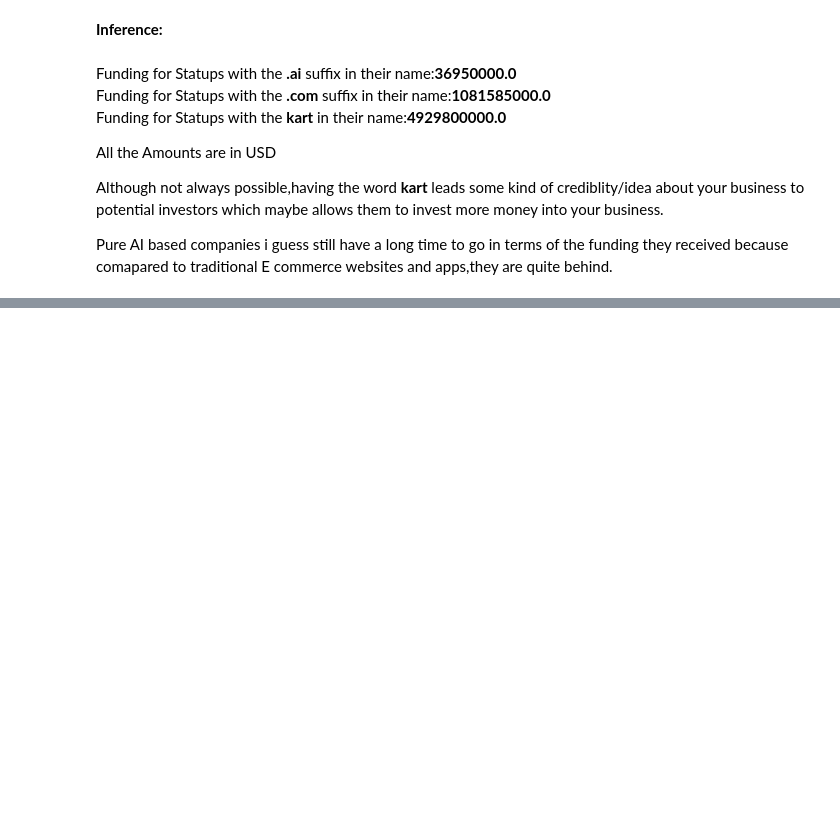
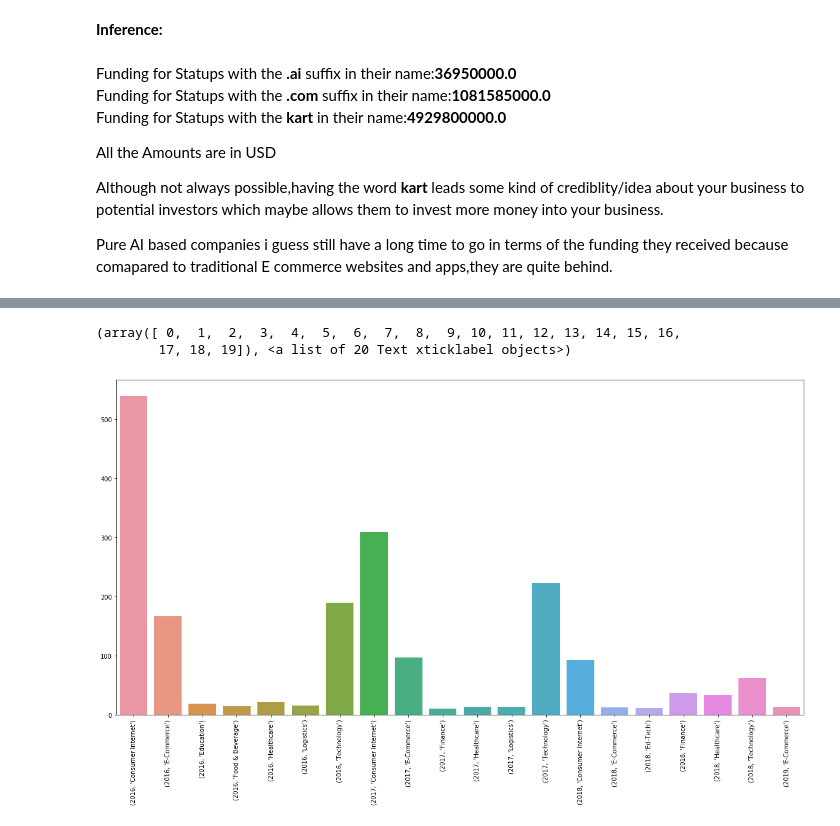
Before and after one commit to blaine12100/Indian-Startup-Funding-Analysis, a Jupyter notebook: Indian Startup Funding Insights.ipynb, the cells around one changed output, grey strips where cells are left out. Cells and saved outputs as stored; diff of their text form; code cells hidden in the pictures; blank space fills up the shorter version.

```diff
--- a/Indian Startup Funding Insights.ipynb
+++ b/Indian Startup Funding Insights.ipynb
@@ -573,0 +552,9 @@ The above names should be enough for me to try our hypothesis
+# %%
+'''Get Yearly Top 10 Industry Verticals to check for Trends in the Statup Scene.'''
+
+#Cleaning the Data(Fixing Common Spelling Mistakes.Like for example FinTech and Fin-Tech,eCommerce and E-Commerce etc)
+
+replacement_dictionary_industry={"eCommerce":"E-Commerce","ECommerce":"E-Commerce","Ecommerce":"E-Commerce","ecommerce":"E-Commerce","E-commerce":"E-Commerce","Fin-Tech":"FinTech","Financial Tech":"FinTech","Online Education Platform":"EdTech","Edtech":"EdTech","Information Technology":"IT","Tech":"Technology","Health & Fitness App":"Mobile Fitness App"}
+
+industry_vertical_copy=startup_data.Industry_Vertical.copy()
+industry_vertical_copy.value_counts()
@@ -573,0 +601,3 @@ The above names should be enough for me to try our hypothesis
+# %%
+startup_data.Industry_Vertical=startup_data.Industry_Vertical.replace(replacement_dictionary_industry)
+startup_data.Industry_Vertical.value_counts()
@@ -573,0 +622,4 @@ The above names should be enough for me to try our hypothesis
+# %%
+'''Get Groupby Data Per Year and Plot the Graph per year'''
+
+data_by_year=startup_data.groupby([startup_data.Startup_Date.dt.year,startup_data.Industry_Vertical]).size()
@@ -573,0 +628,23 @@ The above names should be enough for me to try our hypothesis
+# %%
+new_data=data_by_year.nlargest(20).sort_index()
+# %%
+plt.figure(figsize=(20,10))
+sns.barplot(new_data.index,new_data.values)
+# plt.legend(new_data.index)
+plt.xticks(rotation=90)
+
+'''Inference:The tech sector is the only sector constant across all the categories and there is some growth betweent he year 2016-2017 in this sector and E-Commerce startups while the 2nd highest in the year 2016,continue to have a steady decline
+
+The reason for such wide fluctuations could be due to the following reasons.
+The Industry verticals that we have are very divided.We could combine then but then we would loose the uniqueness across industries.
+
+Mislabelling:Startups labelled as Customer Internet coud be apps,websites etc.There is no clear information present here.
+
+Mostly still people are opening startups in the E commerce sector and the Tech Sector(The tech section is given to us in the category which is different from FinTech,Edu-Tech etc)
+
+the Year 2015 is not inclued as it has all categories which are 100% Unique Like say a Online fashion based store,API developer etc.
+'''
+# %% [output]
+(array([ 0,  1,  2,  3,  4,  5,  6,  7,  8,  9, 10, 11, 12, 13, 14, 15, 16,
+        17, 18, 19]), <a list of 20 Text xticklabel objects>)
+[figure, added]
```
Also changed, not shown: parts of 32 cells of this notebook.
